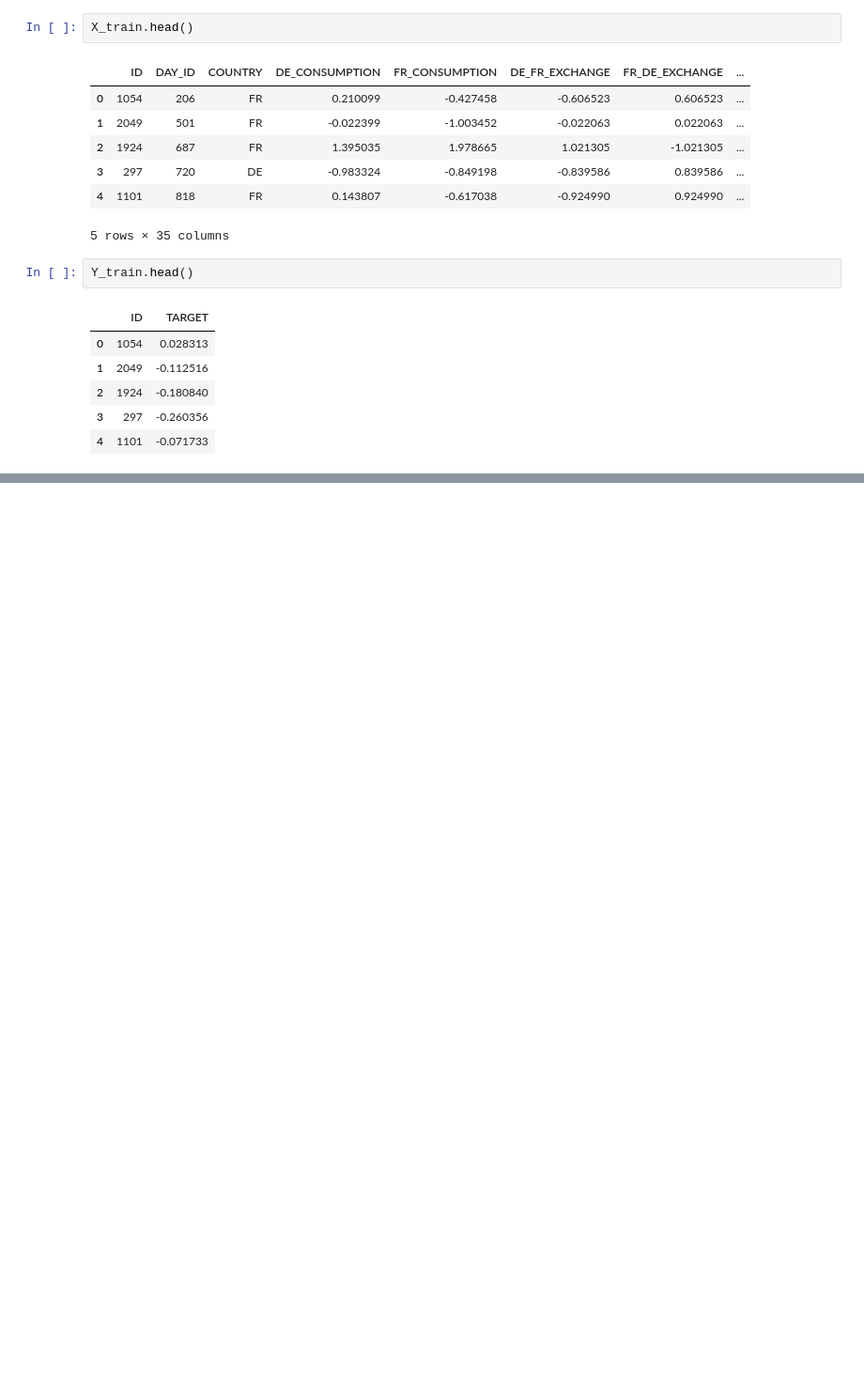
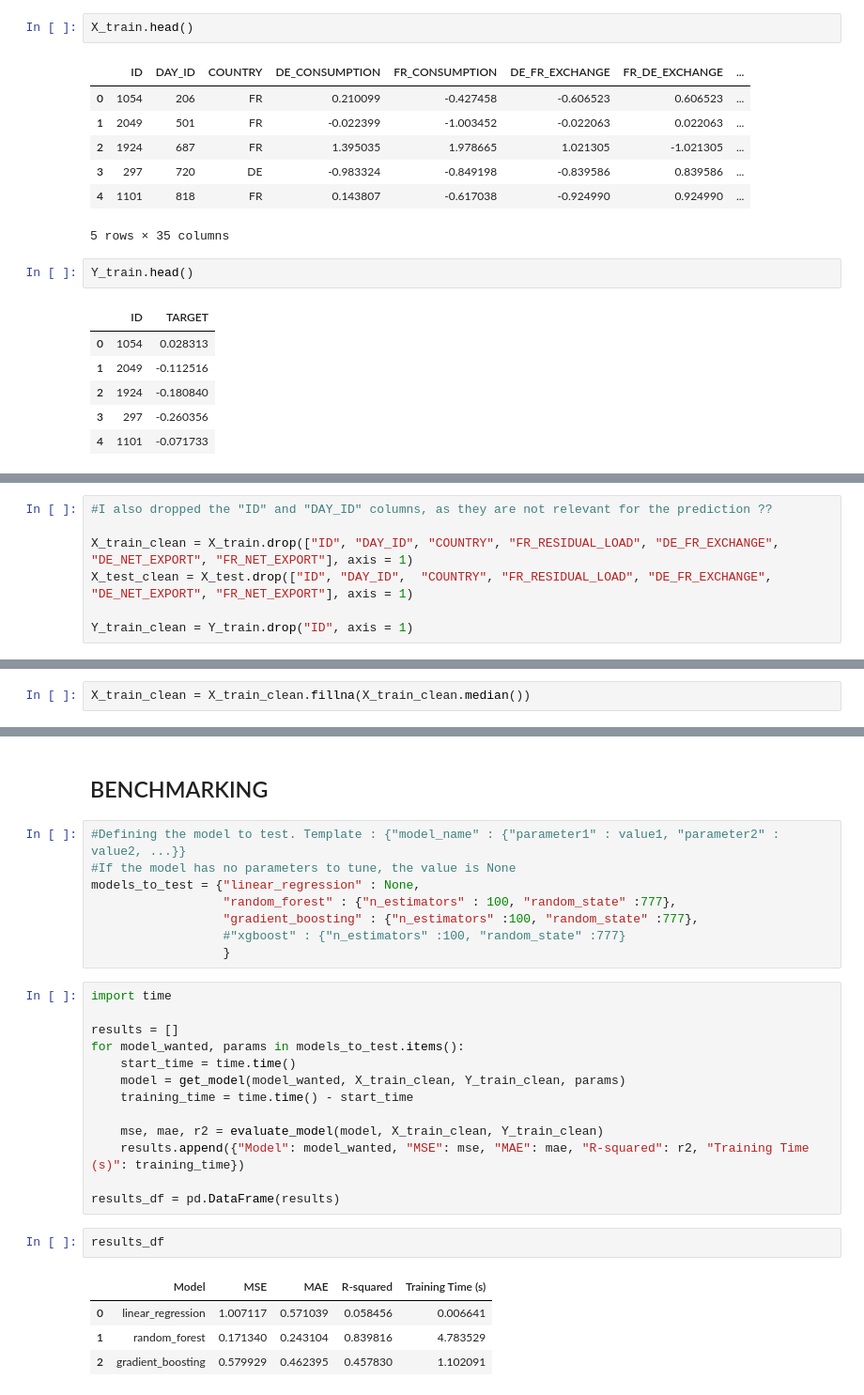
Before and after one commit to hugothevenet/EL_project, a Jupyter notebook: notebooks/main_notebook.ipynb, the cells around one changed output, grey strips where cells are left out. Shown: that part at 94% size. Drawn from its saved outputs; the diff is of its cells as text; blank space fills up the shorter version.

```diff
--- a/notebooks/main_notebook.ipynb
+++ b/notebooks/main_notebook.ipynb
@@ -122,0 +121,7 @@ After submitting this benchmark_qrt.csv file at https://challengedata.ens.fr, we
+# %%
+#I also dropped the "ID" and "DAY_ID" columns, as they are not relevant for the prediction ??
+
+X_train_clean = X_train.drop(["ID", "DAY_ID", "COUNTRY", "FR_RESIDUAL_LOAD", "DE_FR_EXCHANGE", "DE_NET_EXPORT", "FR_NET_EXPORT"], axis = 1)
+X_test_clean = X_test.drop(["ID", "DAY_ID",  "COUNTRY", "FR_RESIDUAL_LOAD", "DE_FR_EXCHANGE", "DE_NET_EXPORT", "FR_NET_EXPORT"], axis = 1)
+
+Y_train_clean = Y_train.drop("ID", axis = 1)
@@ -122,0 +134,2 @@ After submitting this benchmark_qrt.csv file at https://challengedata.ens.fr, we
+# %%
+X_train_clean = X_train_clean.fillna(X_train_clean.median())
@@ -122,0 +249,30 @@ After submitting this benchmark_qrt.csv file at https://challengedata.ens.fr, we
+# %% [markdown]
+## BENCHMARKING
+# %%
+#Defining the model to test. Template : {"model_name" : {"parameter1" : value1, "parameter2" : value2, ...}}
+#If the model has no parameters to tune, the value is None
+models_to_test = {"linear_regression" : None,
+                  "random_forest" : {"n_estimators" : 100, "random_state" :777},
+                  "gradient_boosting" : {"n_estimators" :100, "random_state" :777},
+                  #"xgboost" : {"n_estimators" :100, "random_state" :777}
+                  }
+# %%
+import time
+
+results = []
+for model_wanted, params in models_to_test.items():
+    start_time = time.time()
+    model = get_model(model_wanted, X_train_clean, Y_train_clean, params)
+    training_time = time.time() - start_time
+
+    mse, mae, r2 = evaluate_model(model, X_train_clean, Y_train_clean)
+    results.append({"Model": model_wanted, "MSE": mse, "MAE": mae, "R-squared": r2, "Training Time (s)": training_time})
+
+results_df = pd.DataFrame(results)
+# %%
+results_df
+# %% [output]
+|  | Model | MSE | MAE | R-squared | Training Time (s) |
+| 0 | linear_regression | 1.007117 | 0.571039 | 0.058456 | 0.006641 |
+| 1 | random_forest | 0.171340 | 0.243104 | 0.839816 | 4.783529 |
+| 2 | gradient_boosting | 0.579929 | 0.462395 | 0.457830 | 1.102091 |
```
Also changed, not shown: parts of 31 cells of this notebook.
